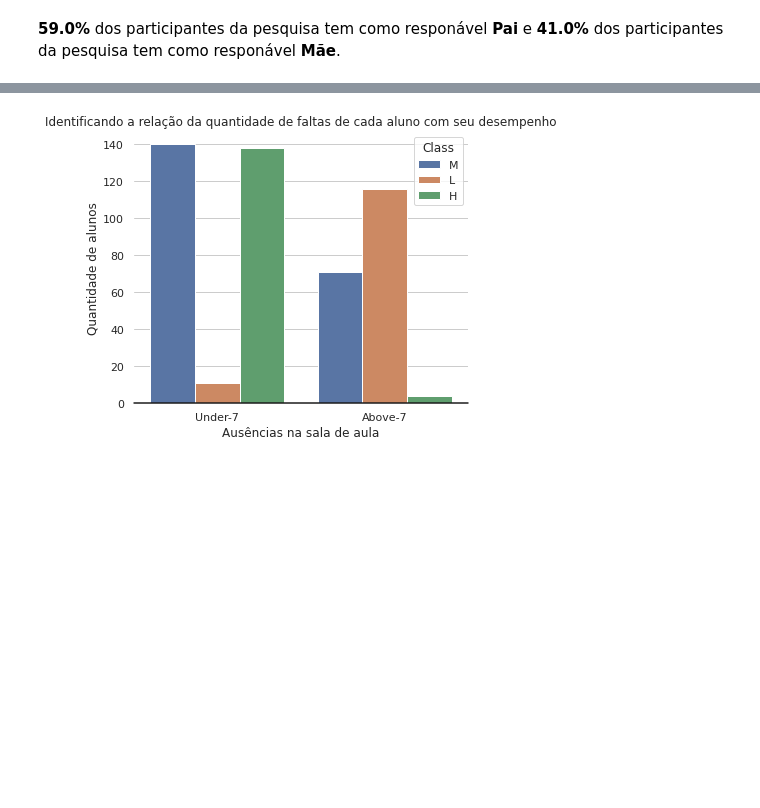
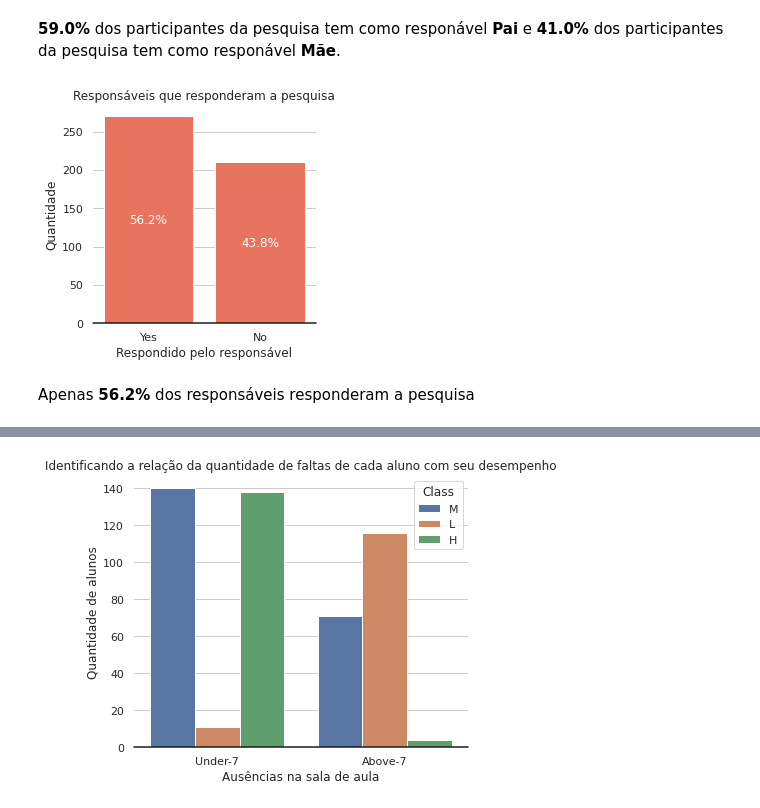
Before and after one commit to atlantico-academy/student-academic-performance, a Jupyter notebook: notebooks/01-exploratory_data_analysis.ipynb, the cells around one changed output, grey strips where cells are left out. Drawn from its saved outputs; the diff is of its cells as text; code cells hidden in the pictures; blank space fills up the shorter version.

```diff
--- a/notebooks/01-exploratory_data_analysis.ipynb
+++ b/notebooks/01-exploratory_data_analysis.ipynb
@@ -361,6 +343,29 @@ display(Markdown(f"**{(primeiro)/total*100:.1f}%** dos participantes da pesquisa
 # %% [output]
 [figure]
 **59.0%** dos participantes da pesquisa tem como responável **Pai** e **41.0%** dos participantes da pesquisa tem como responável **Mãe**.
+# %%
+sns.set(style="whitegrid")
+plt.figure(figsize=(4,4))
+total = float(len(df))
+
+ax = sns.countplot(x="ParentAnsweringSurvey", data=df, color='tomato')
+plt.xlabel('Respondido pelo responsável')
+plt.ylabel('Quantidade')
+plt.title('Responsáveis que responderam a pesquisa', fontsize=12)
+ax.set(frame_on=False)
+ax.axhline(0, color="k", clip_on=False)
+ax.bar_label(
+    ax.containers[0],
+    labels=[f"{value:.1f}%" for value in df.ParentAnsweringSurvey.value_counts().to_numpy()/total*100],
+    label_type="center",
+    color="white"
+)
+plt.show()
+primeiro = df.ParentAnsweringSurvey.value_counts().to_list()[0]
+display(Markdown(f"Apenas **{(primeiro)/total*100:.1f}%** dos responsáveis responderam a pesquisa"))
+# %% [output]
+[figure, added]
+Apenas **56.2%** dos responsáveis responderam a pesquisa
 # %%
 sns.set(style="whitegrid")
 plt.figure(figsize=(4,4))
```
Also changed, not shown: parts of 10 cells of this notebook.
